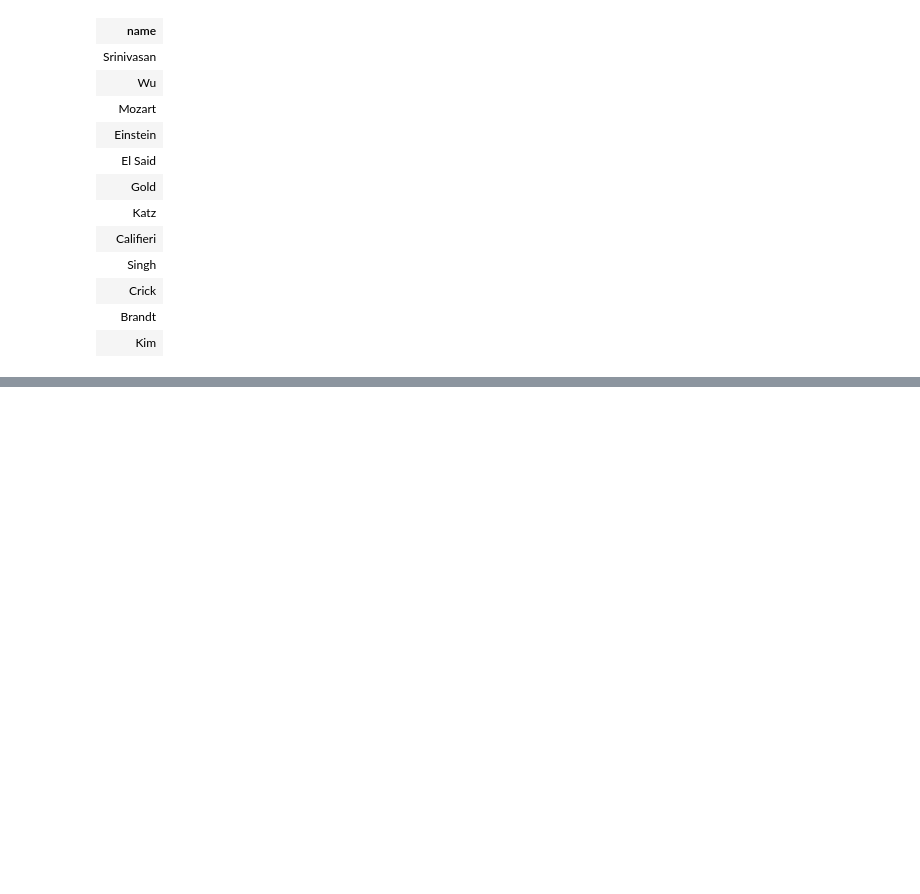
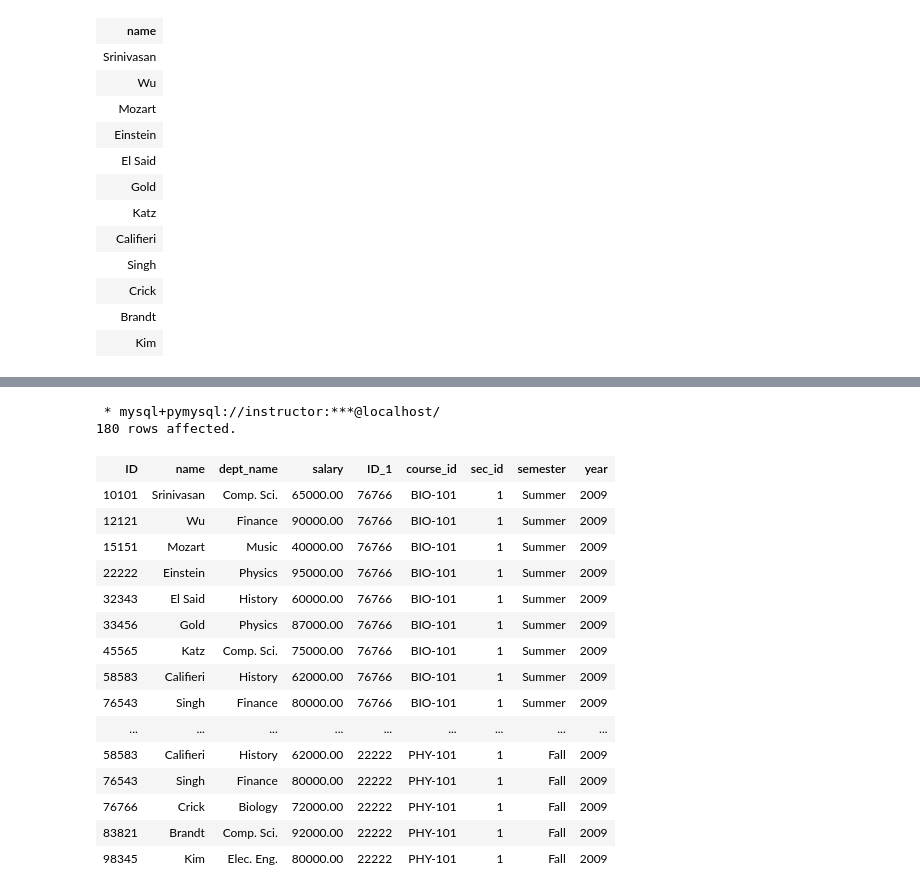
Before and after one commit to atu-se/atu.innomadic.com, a Jupyter notebook: courses/db/notebooks/Chapter 3.ipynb, the cells around one changed output, grey strips where cells are left out. Saved outputs shown, nothing was run; the diff lists cells and outputs as text; code cells hidden in the pictures; blank space fills up the shorter version.

```diff
--- a/courses/db/notebooks/Chapter 3.ipynb
+++ b/courses/db/notebooks/Chapter 3.ipynb
@@ -381,5 +552,25 @@ where dept_name = 'Comp. Sci.'  and salary > 80000
 # %%
 %%sql
-select * from instructor, teaches
+select * from
+instructor, teaches
+# %% [output]
+ * mysql+pymysql://instructor:***@localhost/
+180 rows affected.
+| ID | name | dept_name | salary | ID_1 | course_id | sec_id | semester | year |
+| 10101 | Srinivasan | Comp. Sci. | 65000.00 | 76766 | BIO-101 | 1 | Summer | 2009 |
+| 12121 | Wu | Finance | 90000.00 | 76766 | BIO-101 | 1 | Summer | 2009 |
+| 15151 | Mozart | Music | 40000.00 | 76766 | BIO-101 | 1 | Summer | 2009 |
+| 22222 | Einstein | Physics | 95000.00 | 76766 | BIO-101 | 1 | Summer | 2009 |
+| 32343 | El Said | History | 60000.00 | 76766 | BIO-101 | 1 | Summer | 2009 |
+| 33456 | Gold | Physics | 87000.00 | 76766 | BIO-101 | 1 | Summer | 2009 |
+| 45565 | Katz | Comp. Sci. | 75000.00 | 76766 | BIO-101 | 1 | Summer | 2009 |
+| 58583 | Califieri | History | 62000.00 | 76766 | BIO-101 | 1 | Summer | 2009 |
+| 76543 | Singh | Finance | 80000.00 | 76766 | BIO-101 | 1 | Summer | 2009 |
+| ... | ... | ... | ... | ... | ... | ... | ... | ... |
+| 58583 | Califieri | History | 62000.00 | 22222 | PHY-101 | 1 | Fall | 2009 |
+| 76543 | Singh | Finance | 80000.00 | 22222 | PHY-101 | 1 | Fall | 2009 |
+| 76766 | Crick | Biology | 72000.00 | 22222 | PHY-101 | 1 | Fall | 2009 |
+| 83821 | Brandt | Comp. Sci. | 92000.00 | 22222 | PHY-101 | 1 | Fall | 2009 |
+| 98345 | Kim | Elec. Eng. | 80000.00 | 22222 | PHY-101 | 1 | Fall | 2009 |
 # %%
 %%sql
```
Also changed, not shown: parts of 18 cells of this notebook.
